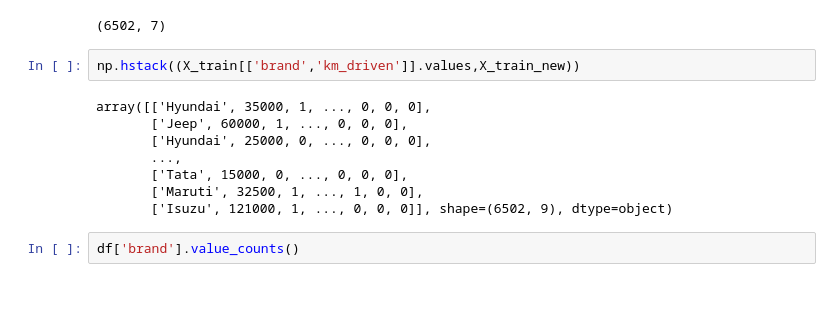
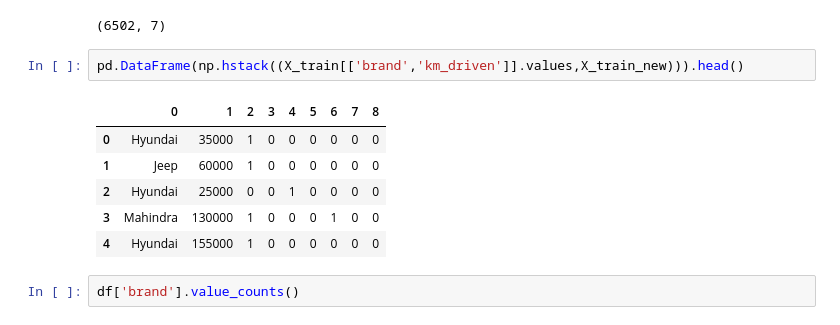
Before and after one commit to Sanguine175/MachineLearning, a Jupyter notebook: onehotencoding.ipynb, the cells around one changed output. Cells and saved outputs as stored; diff of their text form; blank space fills up the shorter version.

```diff
--- a/onehotencoding.ipynb
+++ b/onehotencoding.ipynb
@@ -104,15 +104,14 @@ X_train_new.shape
 # %% [output]
 (6502, 7)
 # %%
-np.hstack((X_train[['brand','km_driven']].values,X_train_new))
+pd.DataFrame(np.hstack((X_train[['brand','km_driven']].values,X_train_new))).head()
 # %% [output]
-array([['Hyundai', 35000, 1, ..., 0, 0, 0],
-       ['Jeep', 60000, 1, ..., 0, 0, 0],
-       ['Hyundai', 25000, 0, ..., 0, 0, 0],
-       ...,
-       ['Tata', 15000, 0, ..., 0, 0, 0],
-       ['Maruti', 32500, 1, ..., 1, 0, 0],
-       ['Isuzu', 121000, 1, ..., 0, 0, 0]], shape=(6502, 9), dtype=object)
+|  | 0 | 1 | 2 | 3 | 4 | 5 | 6 | 7 | 8 |
+| 0 | Hyundai | 35000 | 1 | 0 | 0 | 0 | 0 | 0 | 0 |
+| 1 | Jeep | 60000 | 1 | 0 | 0 | 0 | 0 | 0 | 0 |
+| 2 | Hyundai | 25000 | 0 | 0 | 1 | 0 | 0 | 0 | 0 |
+| 3 | Mahindra | 130000 | 1 | 0 | 0 | 0 | 1 | 0 | 0 |
+| 4 | Hyundai | 155000 | 1 | 0 | 0 | 0 | 0 | 0 | 0 |
 # %%
 df['brand'].value_counts()
 # %% [output]
```
Also changed, not shown: parts of 1 cell of this notebook, 18 other files.
